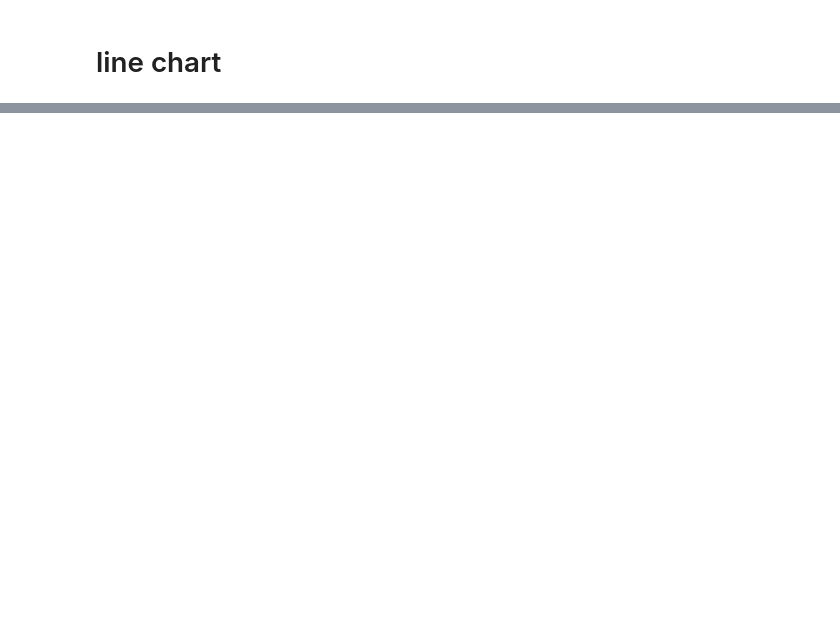
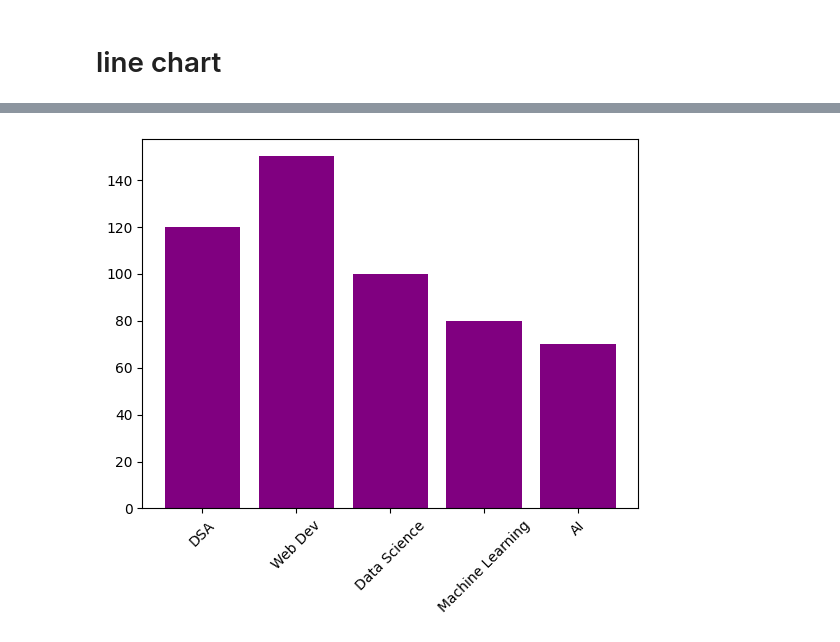
Before and after one commit to AdityaThakare72/Ajeenkya_DYP_Jan2026, a Jupyter notebook: Day5/data_viz_Jan8.ipynb, the cells around one changed output, grey strips where cells are left out. Drawn from its saved outputs; the diff is of its cells as text; code cells hidden in the pictures; blank space fills up the shorter version.

```diff
--- a/Day5/data_viz_Jan8.ipynb
+++ b/Day5/data_viz_Jan8.ipynb
@@ -18,0 +43,5 @@ plt.plot(x, y);
+# %%
+plt.bar(courses, enrollment, color = 'purple');
+plt.xticks(rotation = 45);
+# %% [output]
+[figure, added]
```
Also changed, not shown: parts of 12 cells of this notebook.
